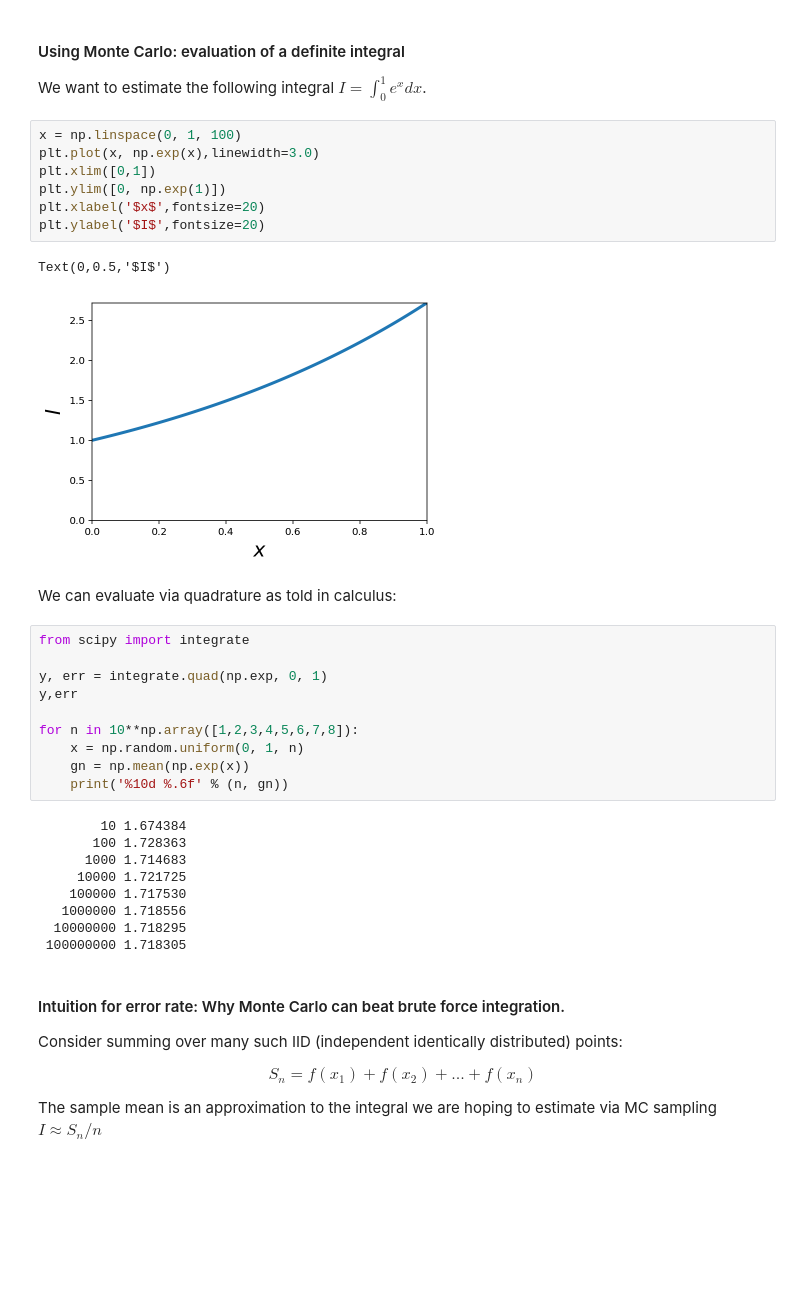
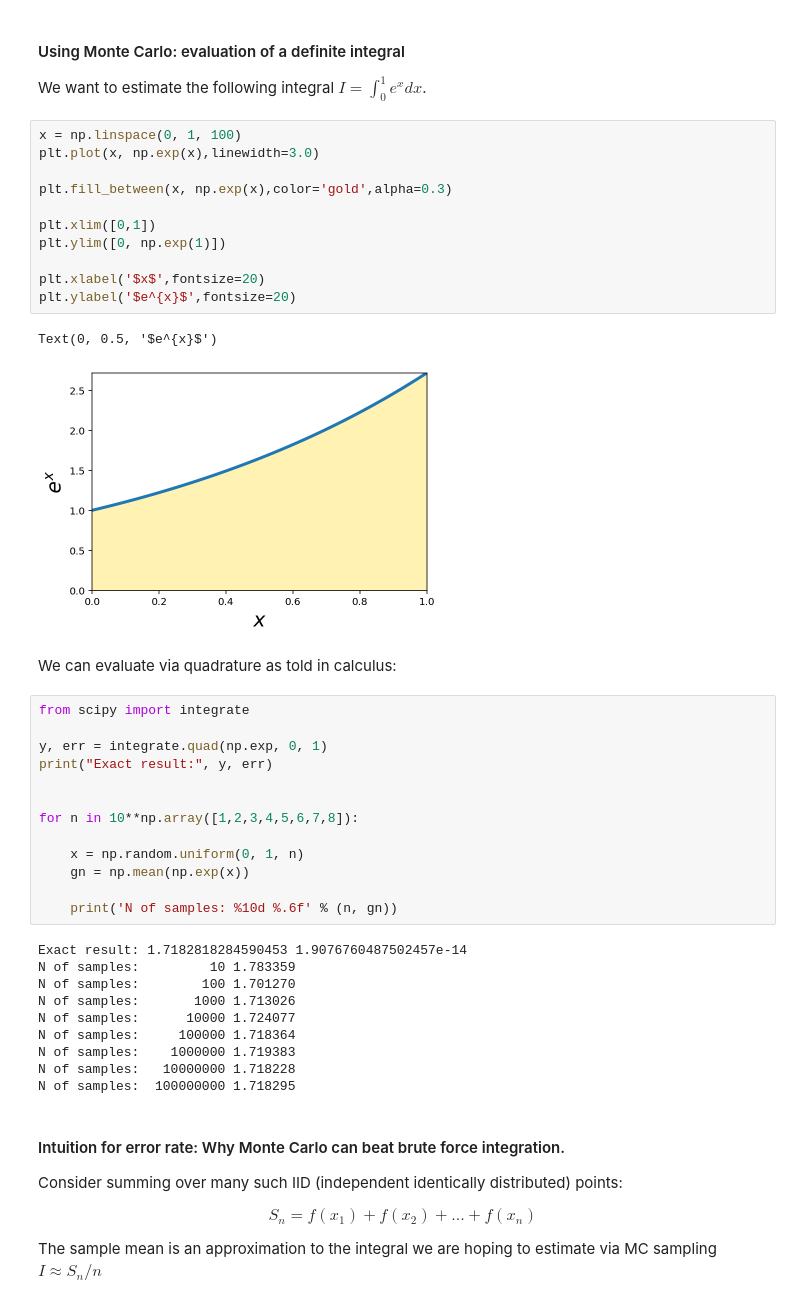
Before and after one commit to carlosal1015/Chem563, a Jupyter notebook: 01_Prob&Stats/04_MC.ipynb, the cells around one changed output. Saved outputs shown, nothing was run; the diff lists cells and outputs as text; blank space fills up the shorter version.

```diff
--- a/01_Prob&Stats/04_MC.ipynb
+++ b/01_Prob&Stats/04_MC.ipynb
@@ -157,34 +163,42 @@ We want to estimate the following integral $I=\int_0^1 e^x dx$.
 # %%
 x = np.linspace(0, 1, 100)
 plt.plot(x, np.exp(x),linewidth=3.0)
+
+plt.fill_between(x, np.exp(x),color='gold',alpha=0.3)
+
 plt.xlim([0,1])
 plt.ylim([0, np.exp(1)])
+
 plt.xlabel('$x$',fontsize=20)
-plt.ylabel('$I$',fontsize=20)
+plt.ylabel('$e^{x}$',fontsize=20)
 # %% [output]
-Text(0,0.5,'$I$')
+Text(0, 0.5, '$e^{x}$')
-[figure, old version]
+[figure, new version]
 # %% [markdown]
 We can evaluate via quadrature as told in calculus:
 # %%
 from scipy import integrate
 
 y, err = integrate.quad(np.exp, 0, 1)
-y,err
+print("Exact result:", y, err)
+
 
 for n in 10**np.array([1,2,3,4,5,6,7,8]):
+
     x = np.random.uniform(0, 1, n)
     gn = np.mean(np.exp(x))
-    print('%10d %.6f' % (n, gn))
+
+    print('N of samples: %10d %.6f' % (n, gn))
 # %% [output]
-        10 1.674384
-       100 1.728363
-      1000 1.714683
-     10000 1.721725
-    100000 1.717530
-   1000000 1.718556
-  10000000 1.718295
- 100000000 1.718305
+Exact result: 1.7182818284590453 1.9076760487502457e-14
+N of samples:         10 1.783359
+N of samples:        100 1.701270
+N of samples:       1000 1.713026
+N of samples:      10000 1.724077
+N of samples:     100000 1.718364
+N of samples:    1000000 1.719383
+N of samples:   10000000 1.718228
+N of samples:  100000000 1.718295
 # %% [markdown]
 #### Intuition for error rate: Why Monte Carlo can beat brute force integration.
 
```
Also changed, not shown: parts of 12 cells of this notebook, 7 other files.
